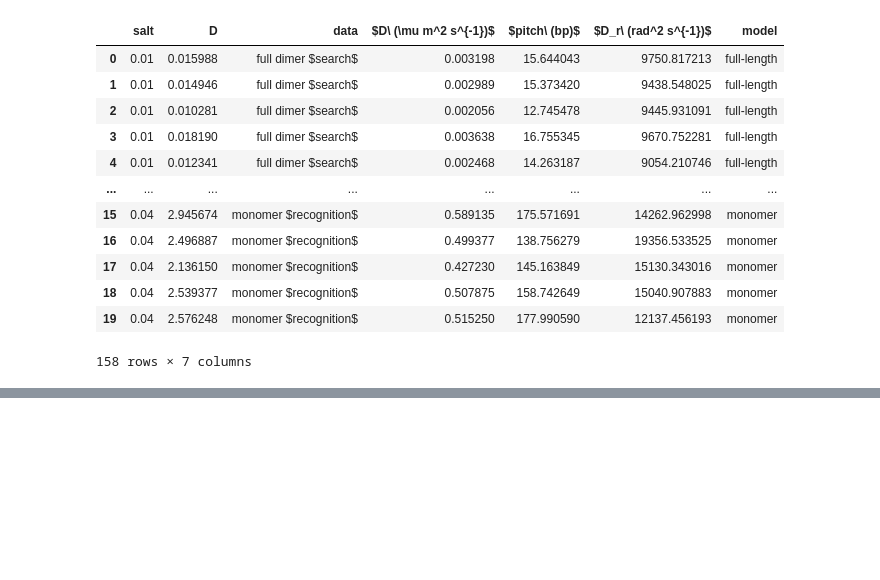
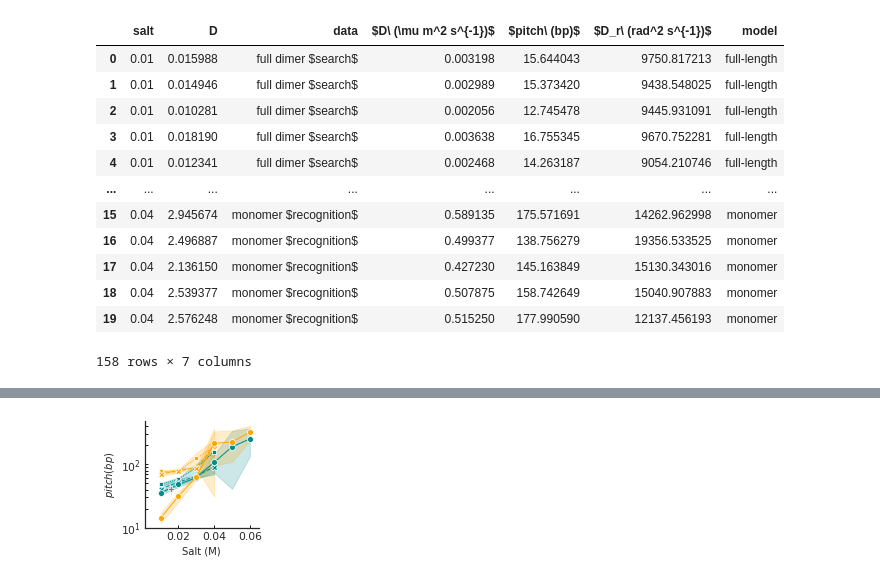
Before and after one commit to mallu2/CG_analysis, a Jupyter notebook: msd_diffusion_coefficient.ipynb, the cells around one changed output, grey strips where cells are left out. Cells and saved outputs as stored; diff of their text form; code cells hidden in the pictures; blank space fills up the shorter version.

```diff
--- a/msd_diffusion_coefficient.ipynb
+++ b/msd_diffusion_coefficient.ipynb
@@ -653,2 +731,48 @@ DF_exp=pd.DataFrame({'$D\ (\mu m^2 s^{-1})$':[x for x in xD]*6,'$D_r\ (rad^2 s^{
+# %%
+custom_palette = sns.color_palette(["lightblue","lightpink","dodgerblue","red","cyan","darkorange"])
+
+fig=plt.subplots(figsize = (2.5,2.2))
+
+g=sns.lineplot(data=all_pitches_3,x='Salt (M)',y='$pitch\ (bp)$',hue='data'\
+              ,linewidth=1,palette=['darkcyan',o2,'darkcyan',o2,'darkcyan',o2,'gray'],style="model",\
+               markers=True,ci='sd',err_style='band',\
+             hue_order=['monomer $recognition$','monomer $search$',\
+                        'dimer $recognition$','dimer $search$',\
+                        'full dimer $recognition$','full dimer $search$','experimental'])
+
+#c = sns.pointplot(x='Salt (M)',y='$pitch\ (bp)$',data=DF_exp,alpha=1,color='grey',error=('se', 95), \
+                  #scale=0.7,markers='o')
+
+
+plt.legend([],[], frameon=False)
+plt.tick_params(
+    axis='both',          # changes apply to the x-axis
+    which='both',      # both major and minor ticks are affected
+    bottom=True,      # ticks along the bottom edge are off
+    top=False,         # ticks along the top edge are off
+    labelbottom=True,
+    labeltop = False,
+    right=False, left=True, labelleft=True,labelsize='medium',
+    width = 1,
+    length = 3, color='k',direction ='in')
+
+g.set(yscale='log')
+#c.set(yscale='log')
+
+plt.ylabel('$pitch (bp)$', fontsize = 10)
+plt.xlabel('Salt (M)', fontsize = 10)
+
+#g.set_xticks((0,0.02,0.04,0.06),(0,0.02,0.04,0.06))
+#b.set_xticks((0,0.02,0.04,0.06),(0,0.02,0.04,0.06))
+
+plt.xlim(0.001,0.065)
+plt.xticks([0.02,0.04,0.06],[0.02,0.04,0.06])
+
+sns.despine()
+#plt.ylim(-5,120)
+plt.tight_layout()
+plt.savefig(figure_f + '/Fig3/pitch_all.pdf',dpi=400,transparent=True)
+# %% [output]
+[figure, added]
 # %%
 custom_palette = sns.color_palette(["lightblue","lightpink","dodgerblue","red","cyan","darkorange"])
```
Also changed, not shown: parts of 28 cells of this notebook.
